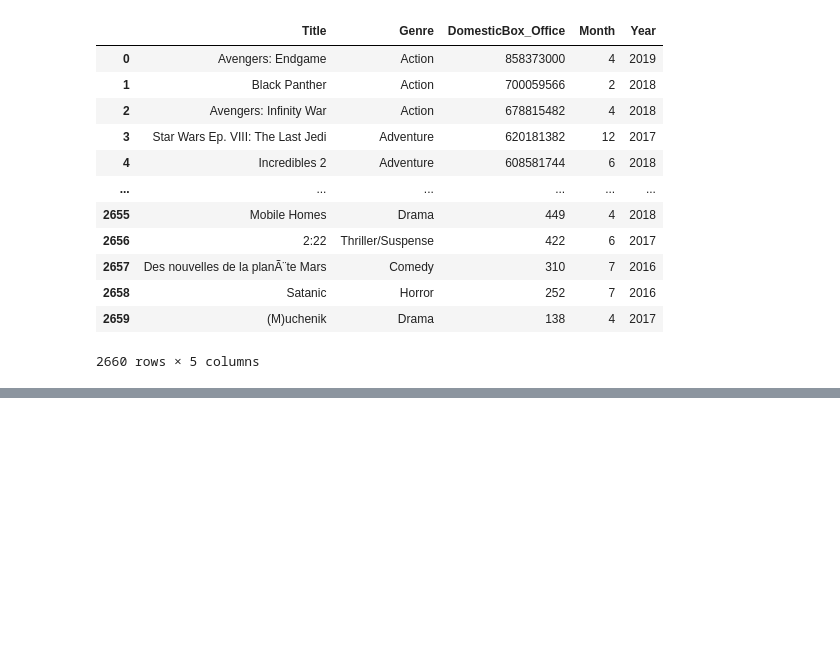
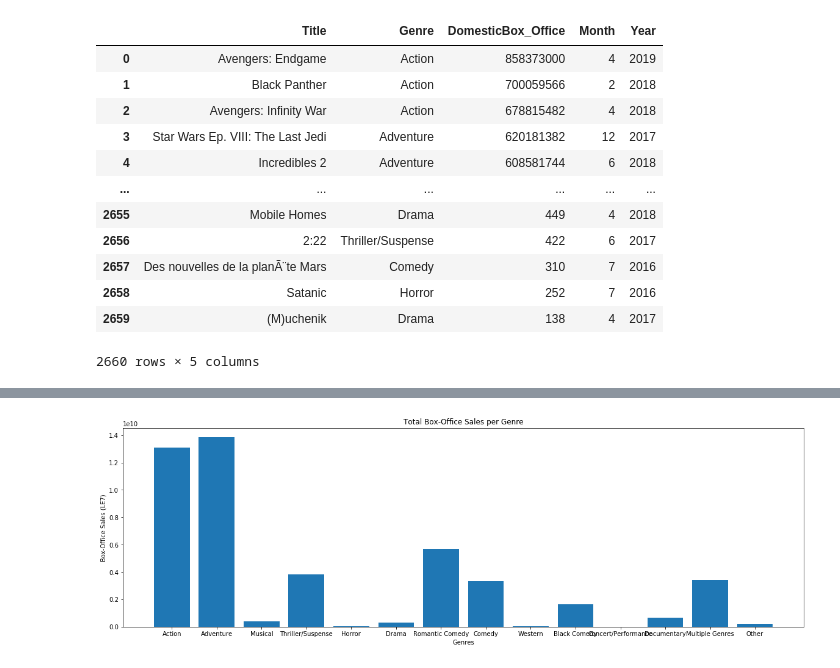
Before and after one commit to Deric-Williamson/Movie-Analysis_Microsoft, a Jupyter notebook: Deric-wip.ipynb, the cells around one changed output, grey strips where cells are left out. Drawn from its saved outputs; the diff is of its cells as text; code cells hidden in the pictures; blank space fills up the shorter version.

```diff
--- a/Deric-wip.ipynb
+++ b/Deric-wip.ipynb
@@ -81,3 +83,7 @@ if you want to delete on your branch, that is more than ok!
 ========================================================================
 
 ========================================================================
+# %%
+#need to add this to data cleaning.....
+#Populate Genre nan values to "Other"
+df['Genre'] = df['Genre'].fillna("Other")
@@ -99,0 +176,15 @@ df
+# %%
+x = df['Genre'].unique()
+data = df.groupby('Genre')['DomesticBox_Office'].sum()
+fig = plt.figure(figsize=(20,6))
+
+plt.title("Total Box-Office Sales per Genre")
+plt.xlabel("Genres")
+plt.ylabel("Box-Office Sales (LE7)")
+
+
+plt.bar(x,data);
+
+plt.show()
+# %% [output]
+[figure, added]
```
Also changed, not shown: parts of 20 cells of this notebook.
